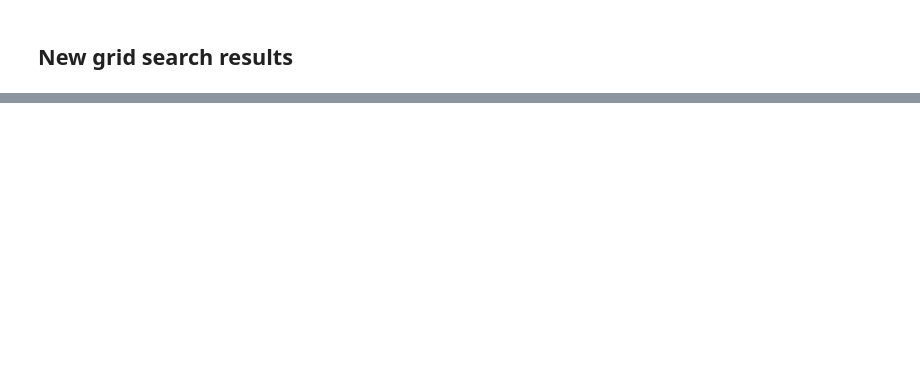
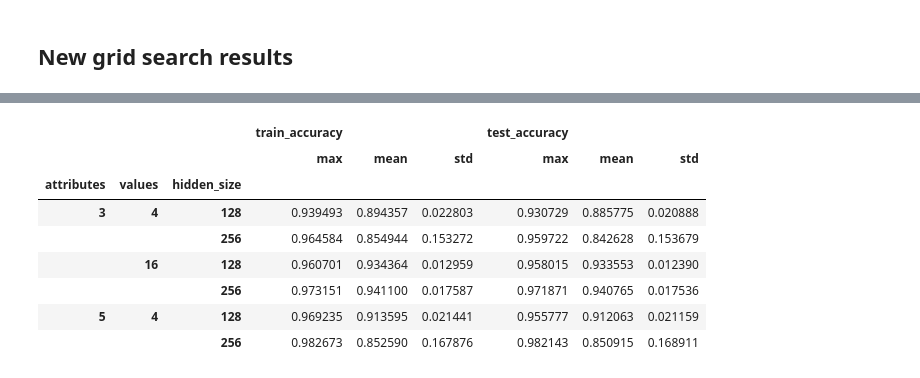
Before and after one commit to mariia55/emergent-abstractions_biased, a Jupyter notebook: grid_search/grid_search_analysis_float_dataset.ipynb, the cells around one changed output, grey strips where cells are left out. Cells and saved outputs as stored; diff of their text form; code cells hidden in the pictures; blank space fills up the shorter version.

```diff
--- a/grid_search/grid_search_analysis_float_dataset.ipynb
+++ b/grid_search/grid_search_analysis_float_dataset.ipynb
@@ -100 +134,17 @@ ValueError: Cannot subset columns with a tuple with more than one element. Use a
+# %%
+hs_sumstat = data.groupby(['attributes', 'values', 'hidden_size'])[['train_accuracy', 'test_accuracy']].describe()
+hs_train = hs_sumstat.loc[:,[('train_accuracy', 'max'), ('train_accuracy', 'mean'), ('train_accuracy', 'std')]]
+hs_test = hs_sumstat.loc[:,[('test_accuracy', 'max'), ('test_accuracy', 'mean'), ('test_accuracy', 'std')]]
+hs_merged = hs_train.merge(hs_test, left_index=True, right_index=True)
+hs_merged
+# %% [output]
+|  |  |  | train_accuracy |  |  | test_accuracy |  |  |
+|  |  |  | max | mean | std | max | mean | std |
+| attributes | values | hidden_size |  |  |  |  |  |  |
+| 3 | 4 | 128 | 0.939493 | 0.894357 | 0.022803 | 0.930729 | 0.885775 | 0.020888 |
+|  |  | 256 | 0.964584 | 0.854944 | 0.153272 | 0.959722 | 0.842628 | 0.153679 |
+|  | 16 | 128 | 0.960701 | 0.934364 | 0.012959 | 0.958015 | 0.933553 | 0.012390 |
+|  |  | 256 | 0.973151 | 0.941100 | 0.017587 | 0.971871 | 0.940765 | 0.017536 |
+| 5 | 4 | 128 | 0.969235 | 0.913595 | 0.021441 | 0.955777 | 0.912063 | 0.021159 |
+|  |  | 256 | 0.982673 | 0.852590 | 0.167876 | 0.982143 | 0.850915 | 0.168911 |
 # %% [markdown]
```
Also changed, not shown: parts of 16 cells of this notebook.
